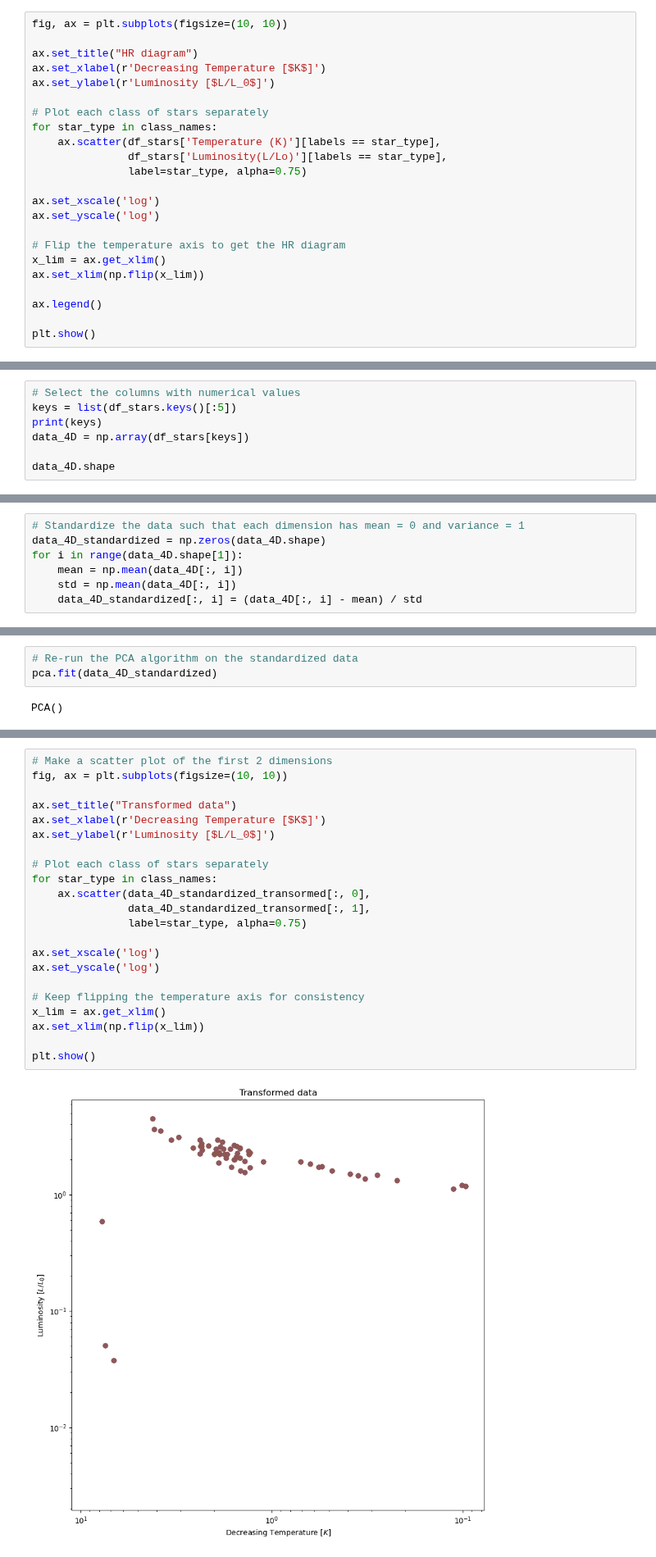
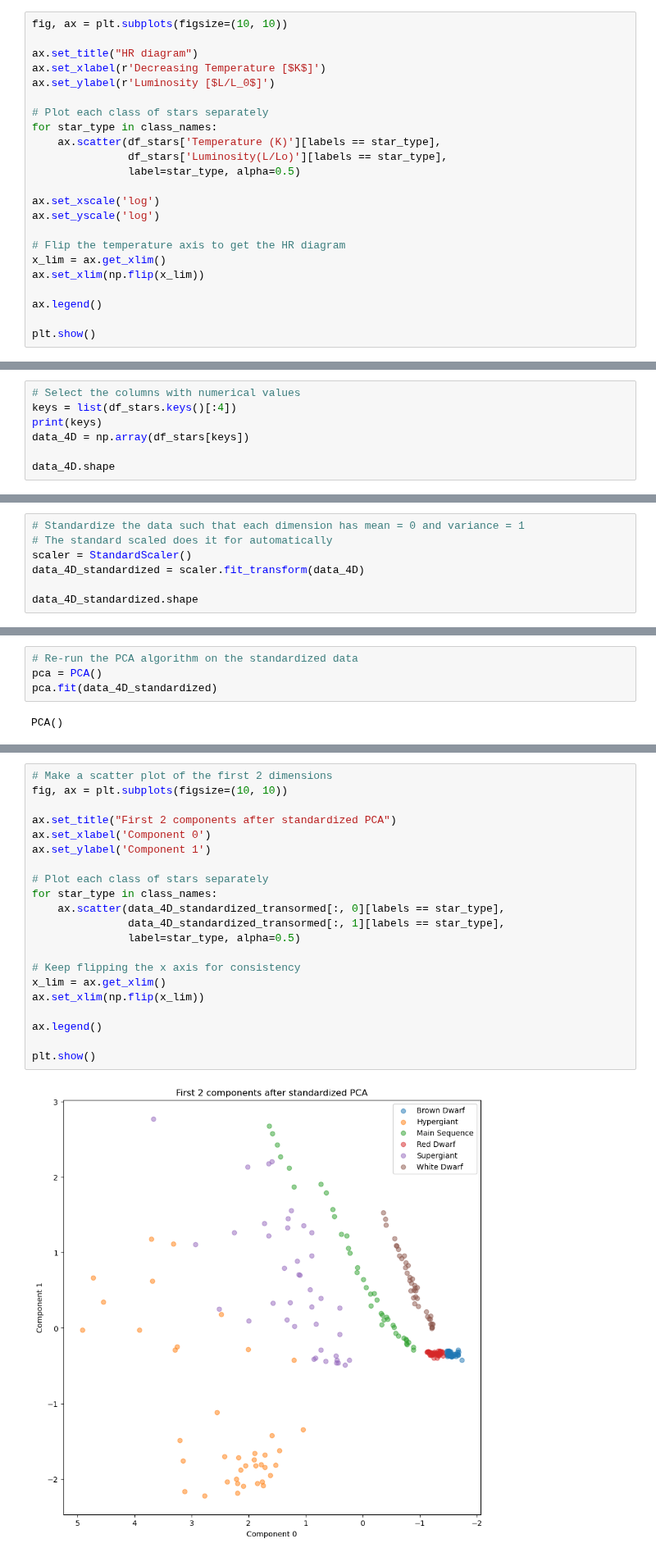
Before and after one commit to F3Solid/astrostatistics_bicocca_2024_exercises, a Jupyter notebook: L15/HR_diagram.ipynb, the cells around one changed output, grey strips where cells are left out. Shown at 82% size. Cells and saved outputs as stored; diff of their text form.

```diff
--- a/L15/HR_diagram.ipynb
+++ b/L15/HR_diagram.ipynb
@@ -90,7 +91,7 @@ ax.set_ylabel(r'Luminosity [$L/L_0$]')
 for star_type in class_names:
     ax.scatter(df_stars['Temperature (K)'][labels == star_type],
                df_stars['Luminosity(L/Lo)'][labels == star_type],
-               label=star_type, alpha=0.75)
+               label=star_type, alpha=0.5)
 
 ax.set_xscale('log')
 ax.set_yscale('log')
@@ -107,6 +108,6 @@ plt.show()
 # %%
 # Select the columns with numerical values
-keys = list(df_stars.keys()[:5])
+keys = list(df_stars.keys()[:4])
 print(keys)
 data_4D = np.array(df_stars[keys])
 
@@ -176,7 +173,7 @@ data_4D.shape
 # %%
 # Standardize the data such that each dimension has mean = 0 and variance = 1
-data_4D_standardized = np.zeros(data_4D.shape)
-for i in range(data_4D.shape[1]):
-    mean = np.mean(data_4D[:, i])
-    std = np.mean(data_4D[:, i])
-    data_4D_standardized[:, i] = (data_4D[:, i] - mean) / std
+# The standard scaled does it for automatically
+scaler = StandardScaler()
+data_4D_standardized = scaler.fit_transform(data_4D)
+
+data_4D_standardized.shape
@@ -183,5 +182,6 @@ for i in range(data_4D.shape[1]):
 # %%
 # Re-run the PCA algorithm on the standardized data
+pca = PCA()
 pca.fit(data_4D_standardized)
 # %% [output]
 PCA()
@@ -194,27 +194,26 @@ data_4D_standardized_transormed.shape
 # %%
 # Make a scatter plot of the first 2 dimensions
 fig, ax = plt.subplots(figsize=(10, 10))
 
-ax.set_title("Transformed data")
-ax.set_xlabel(r'Decreasing Temperature [$K$]')
-ax.set_ylabel(r'Luminosity [$L/L_0$]')
+ax.set_title("First 2 components after standardized PCA")
+ax.set_xlabel('Component 0')
+ax.set_ylabel('Component 1')
 
 # Plot each class of stars separately
 for star_type in class_names:
-    ax.scatter(data_4D_standardized_transormed[:, 0],
-               data_4D_standardized_transormed[:, 1],
-               label=star_type, alpha=0.75)
+    ax.scatter(data_4D_standardized_transormed[:, 0][labels == star_type],
+               data_4D_standardized_transormed[:, 1][labels == star_type],
+               label=star_type, alpha=0.5)
 
-ax.set_xscale('log')
-ax.set_yscale('log')
-
-# Keep flipping the temperature axis for consistency
+# Keep flipping the x axis for consistency
 x_lim = ax.get_xlim()
 ax.set_xlim(np.flip(x_lim))
 
+ax.legend()
+
 plt.show()
 # %% [output]
-[figure, old version]
+[figure, new version]
 # %%
 # Make a Scree plot
 fig, ax = plt.subplots(1, 2, figsize=(16, 6))
```
Also changed, not shown: parts of 10 cells of this notebook.
